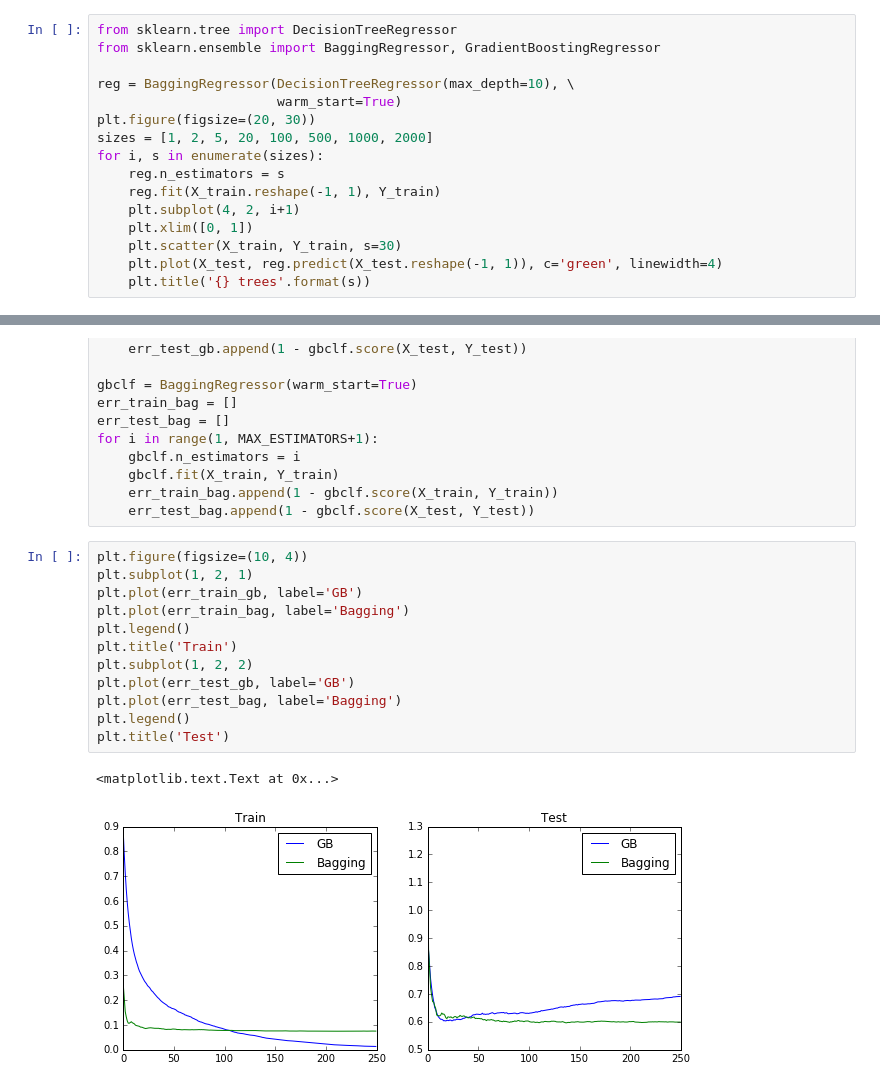
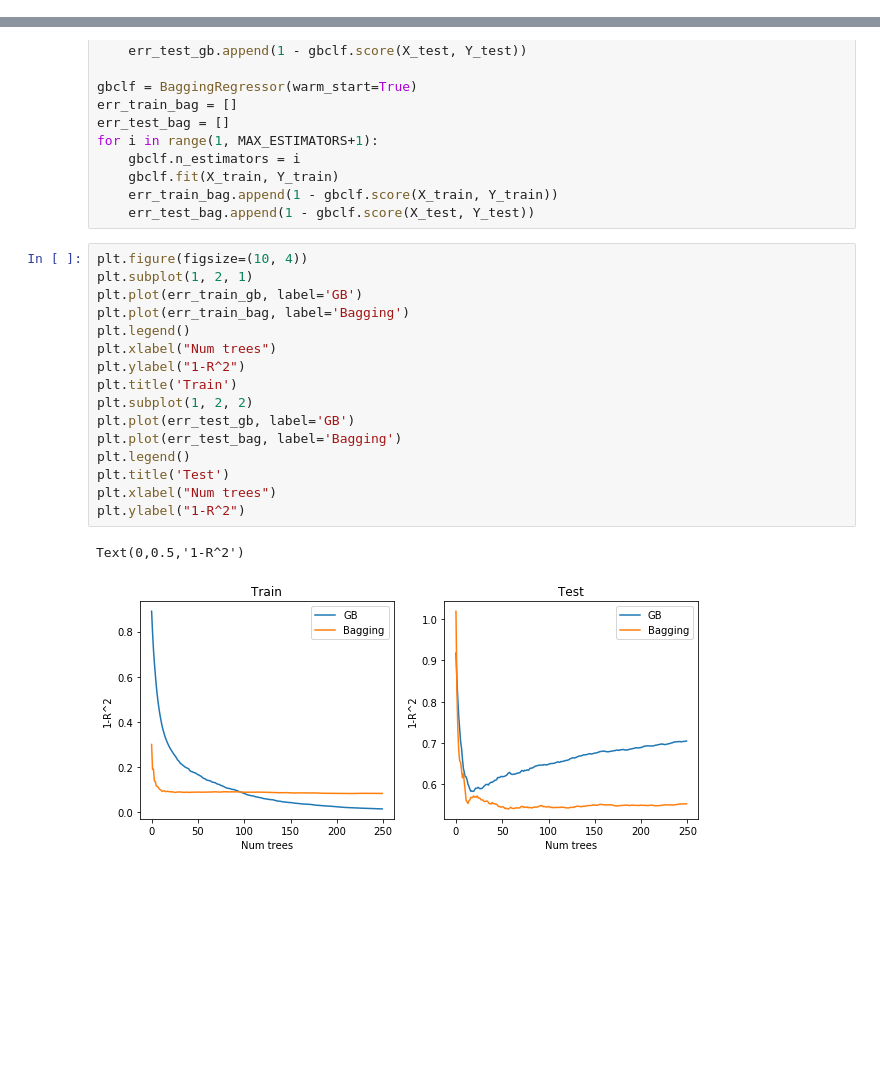
Before and after one commit to nadiinchi/iad2021, a Jupyter notebook: materials/rf_gb_num_trees.ipynb, the cells around one changed output, grey strips where cells are left out. Saved outputs shown, nothing was run; the diff lists cells and outputs as text; blank space fills up the shorter version.

Commit message:
add captions for figures

```diff
--- a/materials/rf_gb_num_trees.ipynb
+++ b/materials/rf_gb_num_trees.ipynb
@@ -42,19 +45,3 @@ for i, s in enumerate(sizes):
     plt.title('{} trees'.format(s))
 # %% [output]
 [figure]
-# %%
-from sklearn.tree import DecisionTreeRegressor
-from sklearn.ensemble import BaggingRegressor, GradientBoostingRegressor
-
-reg = BaggingRegressor(DecisionTreeRegressor(max_depth=10), \
-                       warm_start=True)
-plt.figure(figsize=(20, 30))
-sizes = [1, 2, 5, 20, 100, 500, 1000, 2000]
-for i, s in enumerate(sizes):
-    reg.n_estimators = s
-    reg.fit(X_train.reshape(-1, 1), Y_train)
-    plt.subplot(4, 2, i+1)
-    plt.xlim([0, 1])
-    plt.scatter(X_train, Y_train, s=30)
-    plt.plot(X_test, reg.predict(X_test.reshape(-1, 1)), c='green', linewidth=4)
-    plt.title('{} trees'.format(s))
@@ -134,15 +119,19 @@ for i in range(1, MAX_ESTIMATORS+1):
 # %%
 plt.figure(figsize=(10, 4))
 plt.subplot(1, 2, 1)
 plt.plot(err_train_gb, label='GB')
 plt.plot(err_train_bag, label='Bagging')
 plt.legend()
+plt.xlabel("Num trees")
+plt.ylabel("1-R^2")
 plt.title('Train')
 plt.subplot(1, 2, 2)
 plt.plot(err_test_gb, label='GB')
 plt.plot(err_test_bag, label='Bagging')
 plt.legend()
 plt.title('Test')
+plt.xlabel("Num trees")
+plt.ylabel("1-R^2")
 # %% [output]
-<matplotlib.text.Text at 0x...>
+Text(0,0.5,'1-R^2')
-[figure, old version]
+[figure, new version]
```
Also changed, not shown: parts of 2 cells of this notebook.
